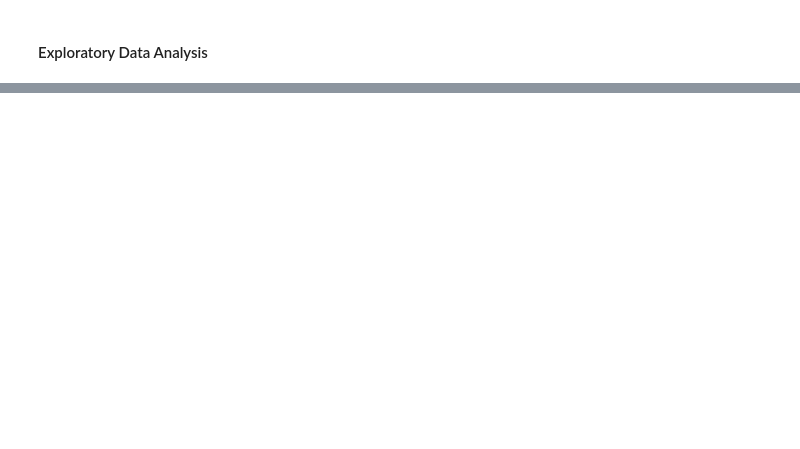
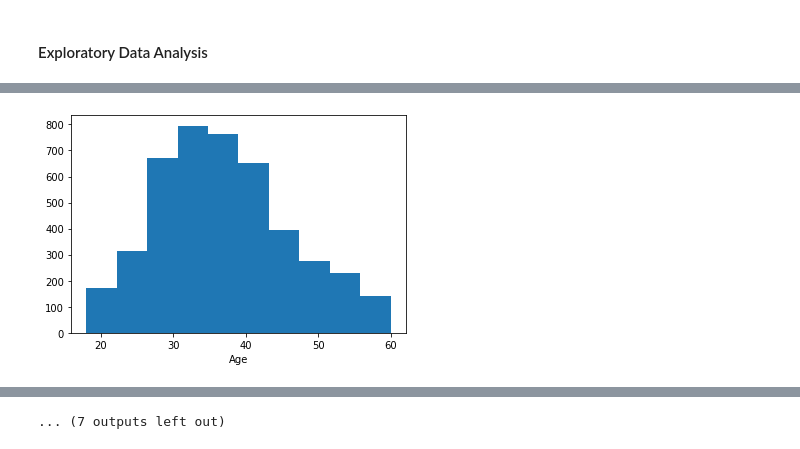
Before and after one commit to RSDUNN0809/hr_analytics_case_study, a Jupyter notebook: working_notebook.ipynb, the cells around one changed output, grey strips where cells are left out. Saved outputs shown, nothing was run; the diff lists cells and outputs as text; code cells hidden in the pictures; blank space fills up the shorter version.

```diff
--- a/working_notebook.ipynb
+++ b/working_notebook.ipynb
@@ -450,0 +733,5 @@ normalized_barchart(gen_df)
+# %%
+# running similar code as above to clean nulls where we can
+
+total_df['TotalWorkingYears'] = np.where(total_df['TotalWorkingYears'].isnull() & total_df['NumCompaniesWorked'] == 0,
+                                            total_df['YearsAtCompany'], total_df['TotalWorkingYears'])
@@ -450,0 +773,9 @@ normalized_barchart(gen_df)
+# %%
+# utilizing KNNImputer to impute rest of nulls
+
+survey_missing = total_df[['Age', 'TotalWorkingYears', 'YearsAtCompany', 'JobSatisfaction', 'EnvironmentSatisfaction', 'WorkLifeBalance', 'NumCompaniesWorked']]
+
+imputer = KNNImputer(n_neighbors = 3, weights = "uniform")
+imputed_data = imputer.fit_transform(survey_missing)
+# %%
+total_df[['Age', 'TotalWorkingYears', 'YearsAtCompany', 'JobSatisfaction', 'EnvironmentSatisfaction', 'WorkLifeBalance', 'NumCompaniesWorked']] = imputed_data
@@ -450,0 +837,12 @@ normalized_barchart(gen_df)
+# %%
+# only looking at possibly skewed columns based on descriptive stats and previous EDA
+
+num_cols = ['Age', 'DistanceFromHome', 'MonthlyIncome', 'PercentSalaryHike', 'StockOptionLevel', 'YearsAtCompany',
+            'YearsSinceLastPromotion', 'YearsWithCurrentManager', 'NumCompaniesWorked', 'TrainingTimesLastYear', 'TotalWorkingYears',
+            'JobSatisfaction', 'Education', 'JobInvolvement', 'PerformanceRating', 'EnvironmentSatisfaction', 'WorkLifeBalance',
+            'total_days', 'num_times_less_8hours']
+
+for col in num_cols:
+  plt.figure()
+  plt.boxplot(total_df[col])
+  plt.xlabel(col)
@@ -450,0 +863,7 @@ normalized_barchart(gen_df)
+# %%
+for col in num_cols:
+  plt.figure()
+  plt.hist(total_df[col])
+  plt.xlabel(col)
+# %% [output]
+[figure, added]
@@ -450,0 +881 @@ normalized_barchart(gen_df)
+... (7 outputs left out)
```
Also changed, not shown: parts of 95 cells of this notebook.
